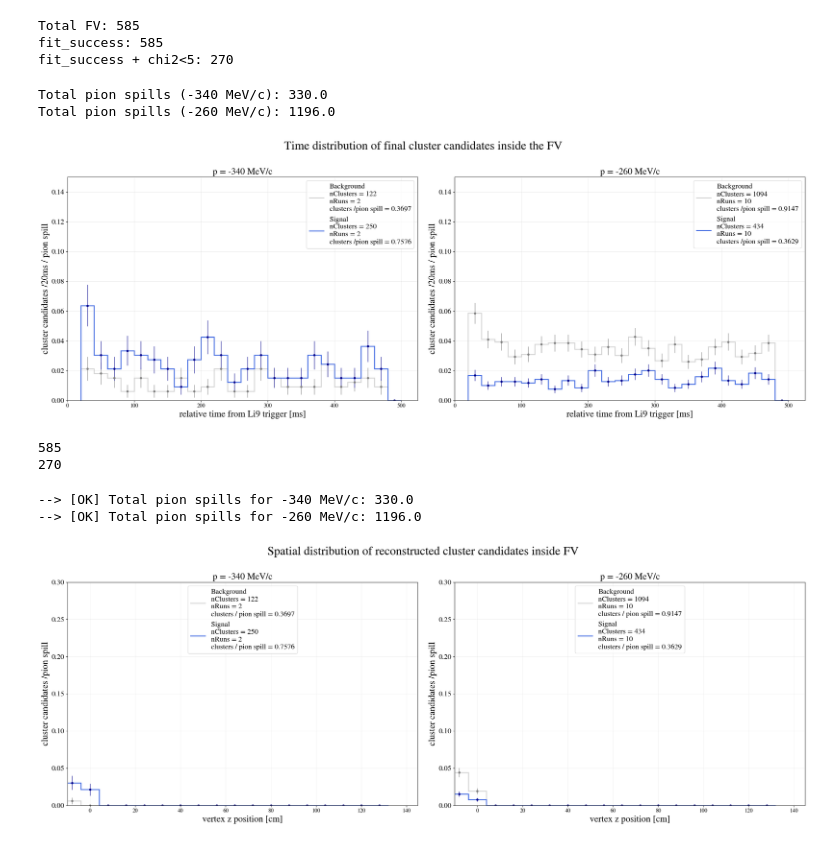
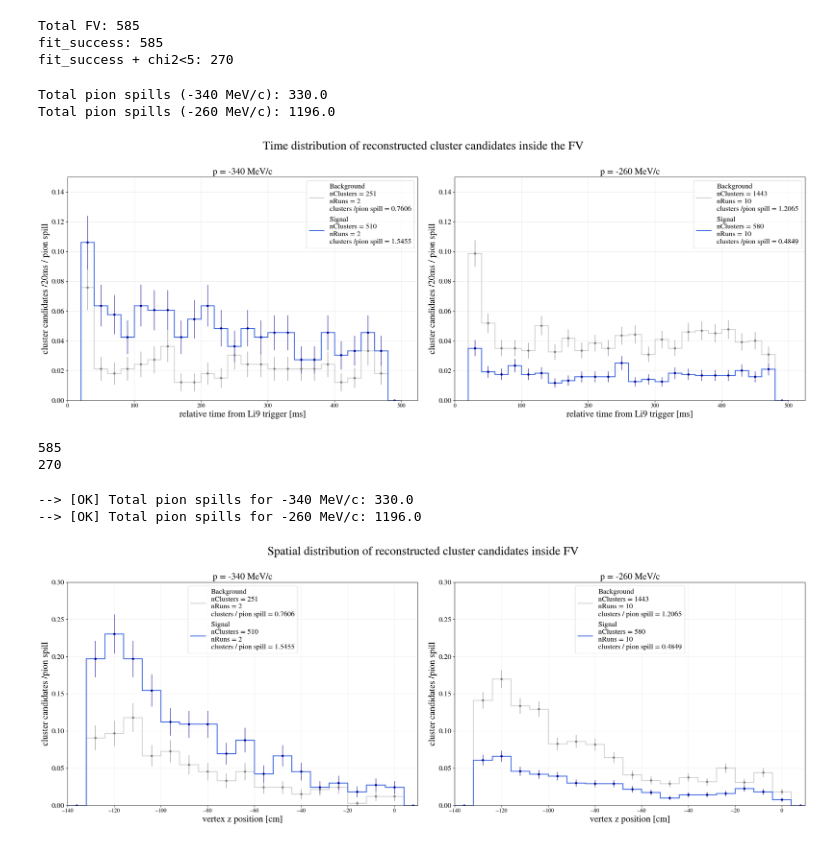
Before and after one commit to elenaramos44/9Li_analysis, a Jupyter notebook: notebooks/geometry_checks.ipynb, the cells around one changed output. Saved outputs shown, nothing was run; the diff lists cells and outputs as text; code cells hidden in the pictures.

```diff
--- a/notebooks/geometry_checks.ipynb
+++ b/notebooks/geometry_checks.ipynb
@@ -556,16 +555,11 @@ Text(0, 0.5, 'Refined z [cm]')
 # %% [markdown]
 ### pasamos a los global plots (por beam momenta)
 # %%
-from glob import glob
-import os
-import pandas as pd
-import numpy as np
-
 # ==========================================================
 # Select which Fiducial Volume to analyse
 # ==========================================================
 
-FV_TAG = "FV_2"      # <-- Change to FV_2, FV_3, ...
+FV_TAG = "FV_1"      # <-- Change to FV_2, FV_3, ...
 
 # ==========================================================
 # Runs
@@ -1211,35 +1245,35 @@ for config in plot_configs:
             ha="center",
         )
 
         continue
 
 
     ax.set_xlabel("relative time from Li9 trigger [ms]")
 
     ax.set_ylabel(
         f"cluster candidates /{bin_width}ms / pion spill"
     )
 
     ax.grid(alpha=0.25)
 
     ax.set_xlim(0, 525)
 
     ax.set_ylim(0, 0.15)
 
     ax.legend(loc="upper right", frameon=True)
 
 
 plt.suptitle(
-    "Time distribution of final cluster candidates inside the FV"
+    "Time distribution of reconstructed cluster candidates inside the FV"
 )
 
 plt.tight_layout()
 
 plt.show()
 # %% [output]
 Total pion spills (-340 MeV/c): 330.0
 Total pion spills (-260 MeV/c): 1196.0
-[figure, old version]
+[figure, new version]
 # %%
 df = pd.read_pickle(
     "/scratch/elena/9Li/results/run1846/processed/Final_FV_Li9_clusters_run1846.pkl"
@@ -1437,7 +1471,7 @@ for config in plot_configs:
 
     ax.grid(True, alpha=0.2)
 
-    ax.set_xlim(-10,145)
+    ax.set_xlim(-140,10)
 
     ax.set_ylim(0, 0.3)
 
@@ -1454,7 +1488,7 @@ plt.show()
 # %% [output]
 --> [OK] Total pion spills for -340 MeV/c: 330.0
 --> [OK] Total pion spills for -260 MeV/c: 1196.0
-[figure, old version]
+[figure, new version]
 # %%
 bins_z = np.arange(-140, 10, 8)
 
```
Also changed, not shown: parts of 10 cells of this notebook, 12 other files.
